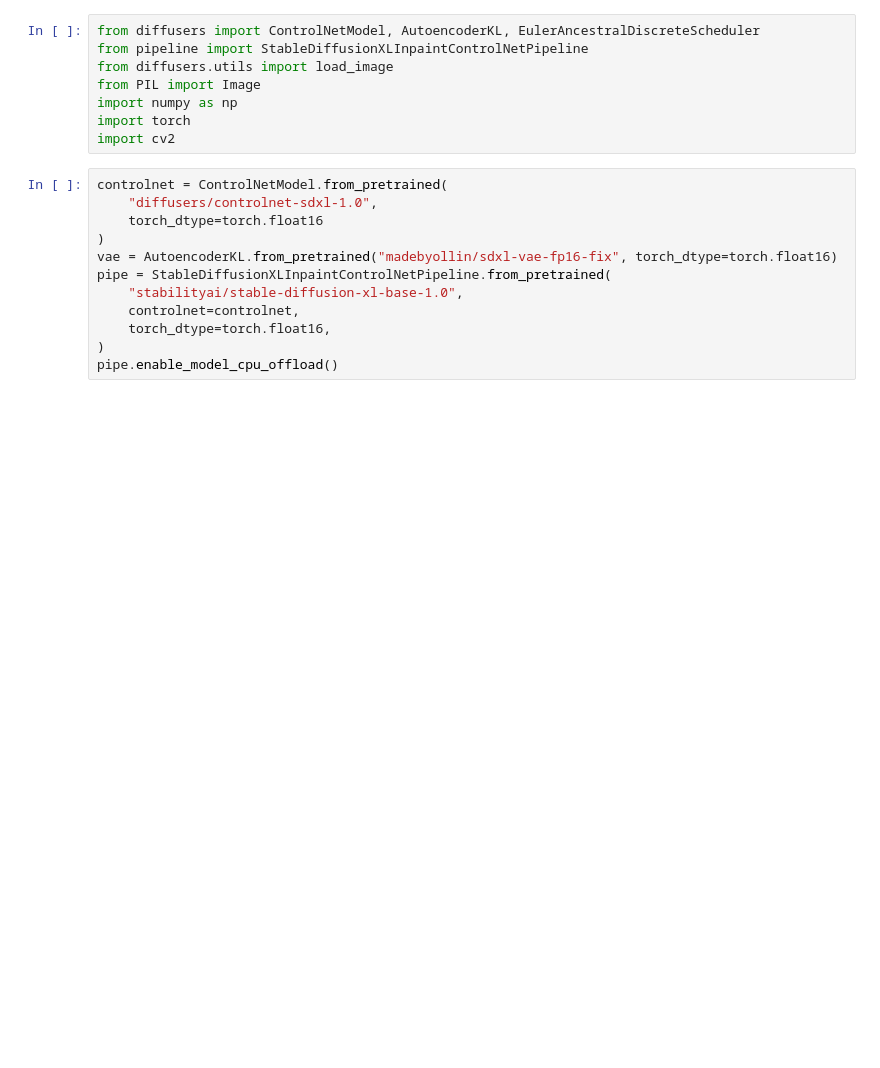
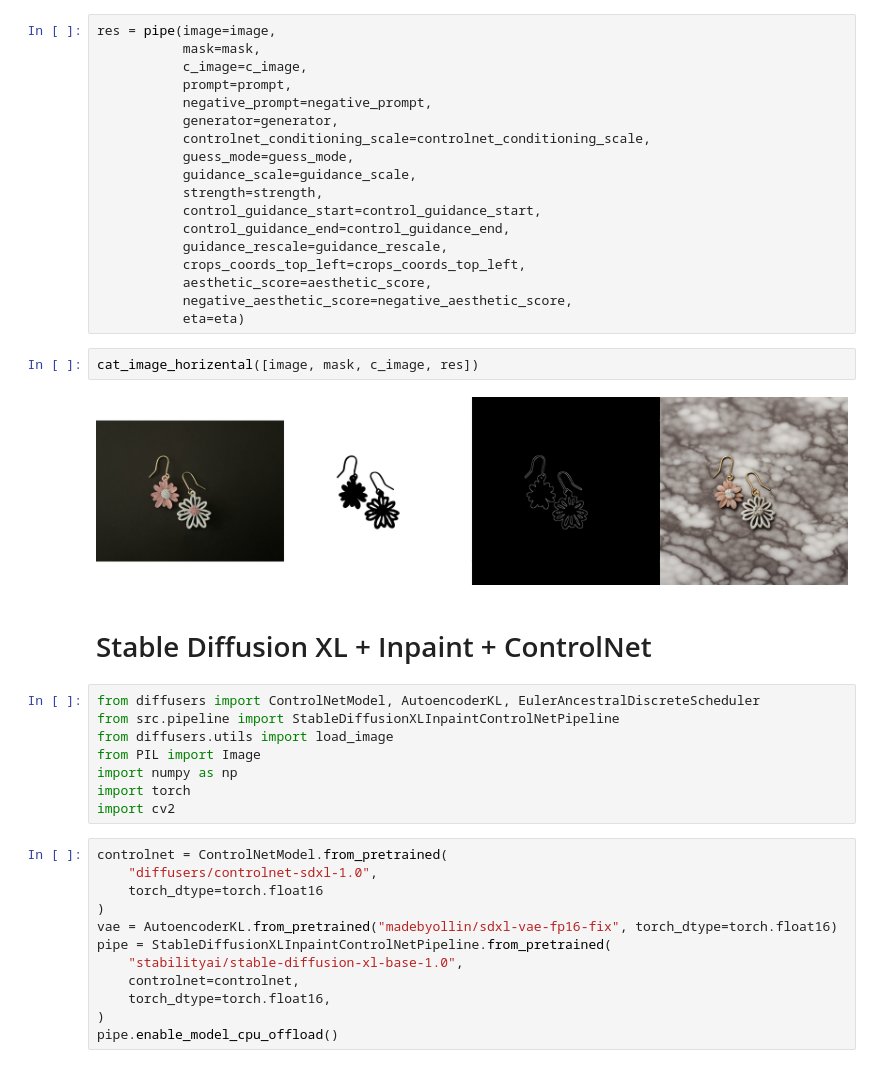
Before and after one commit to viperyl/sdxl-controlnet-inpaint, a Jupyter notebook: sample_code.ipynb, the cells around one changed output. Cells and saved outputs as stored; diff of their text form; blank space fills up the shorter version.

```diff
--- a/sample_code.ipynb
+++ b/sample_code.ipynb
@@ -1,6 +43,30 @@
+# %%
+res = pipe(image=image,
+           mask=mask,
+           c_image=c_image,
+           prompt=prompt,
+           negative_prompt=negative_prompt,
+           generator=generator,
+           controlnet_conditioning_scale=controlnet_conditioning_scale,
+           guess_mode=guess_mode,
+           guidance_scale=guidance_scale,
+           strength=strength,
+           control_guidance_start=control_guidance_start,
+           control_guidance_end=control_guidance_end,
+           guidance_rescale=guidance_rescale,
+           crops_coords_top_left=crops_coords_top_left,
+           aesthetic_score=aesthetic_score,
+           negative_aesthetic_score=negative_aesthetic_score,
+           eta=eta)
+# %%
+cat_image_horizental([image, mask, c_image, res])
+# %% [output]
+[figure, added]
+# %% [markdown]
+# Stable Diffusion XL + Inpaint + ControlNet
 # %%
 from diffusers import ControlNetModel, AutoencoderKL, EulerAncestralDiscreteScheduler
-from pipeline import StableDiffusionXLInpaintControlNetPipeline
+from src.pipeline import StableDiffusionXLInpaintControlNetPipeline
 from diffusers.utils import load_image
 from PIL import Image
 import numpy as np
```
Also changed, not shown: parts of 3 cells of this notebook, 3 other files.
